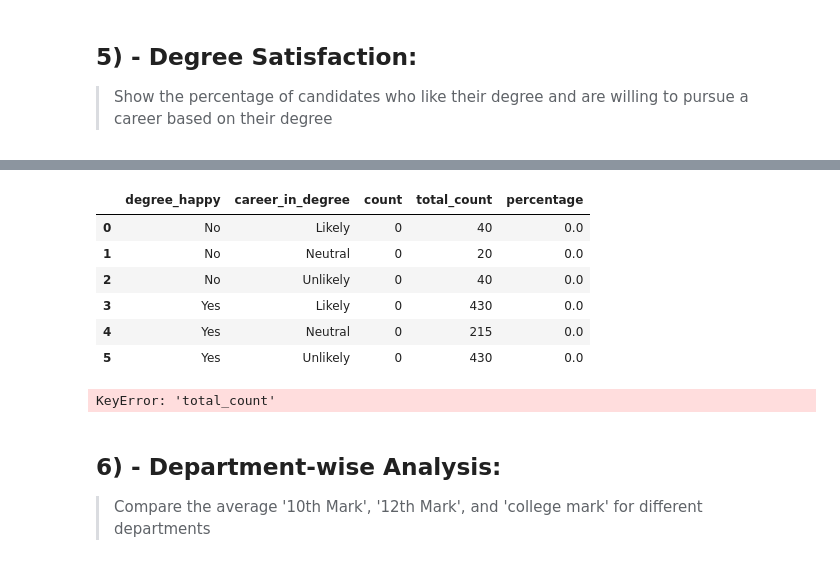
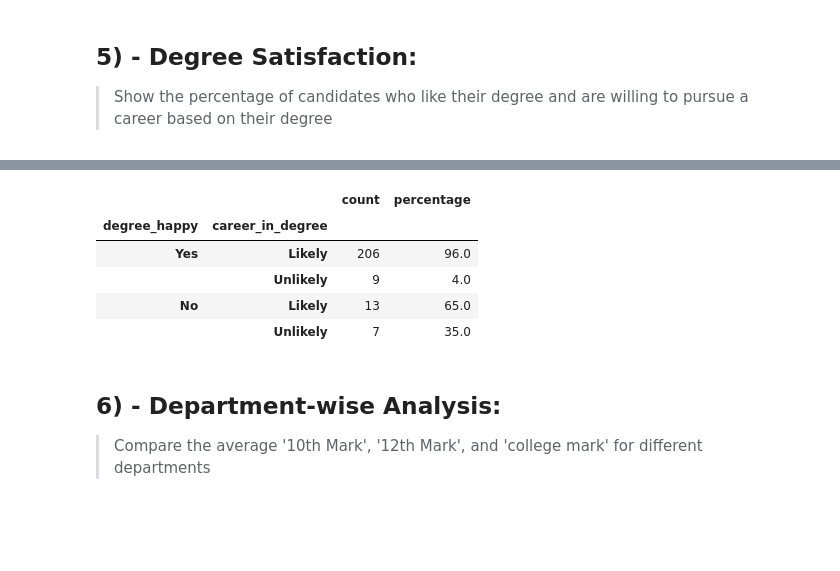
Before and after one commit to Claytor/vandy, a Jupyter notebook: notebooks/master.ipynb, the cells around one changed output, grey strips where cells are left out. Cells and saved outputs as stored; diff of their text form; code cells hidden in the pictures; blank space fills up the shorter version.

```diff
--- a/notebooks/master.ipynb
+++ b/notebooks/master.ipynb
@@ -117,7 +117,7 @@ df[cat_convert] = df[cat_convert].astype('category')
 #### 3c_1) - Category Mapping Dictionaries
 # %%
 # Manual fix - social_video_hr_day_mapping
-df['social_video_hr_day'] = df['social_video_hr_day'].replace({'0 Minute': '0 - 30 minute', '1 - 30 Minute': '0 - 30 minute'})
+df['social_video_hr_day'] = df['social_video_hr_day'].replace({'0 Minute': '0 - 30 minutes', '1 - 30 Minute': '0 - 30 minutes'})
 
 # Manual fix - hobbies
 df['hobbies'] = df['hobbies'].replace({'Video game': 'Video Games', 'Reading books': 'Reading Books'})
@@ -181,6 +181,7 @@ df['financial_status'] = df['financial_status'].replace(sentiment_mapping)
 df['study_hr_day'] = df['study_hr_day'].replace(study_hr_day_mapping)
 df['social_video_hr_day'] = df['social_video_hr_day'].replace(social_video_hr_day_mapping)
 df['travel_hr_day'] = df['travel_hr_day'].replace(travel_hr_day_mapping)
+df['career_in_degree'] = df['career_in_degree'].replace(willingess_mapping)
 df['hobbies'] = df['hobbies'].replace(hobby_mapping)
 # %%
 df.head()
@@ -197,7 +198,7 @@ df.head()
 # Creating ordered categories
 
 #Non-dictionary lists
-y_n = ('No', 'Yes')
+y_n = ('Yes', 'No')
 
 ordered_cats = {
     'stress_status': list(sentiment_mapping.values()),
@@ -205,11 +206,10 @@ ordered_cats = {
     'study_hr_day': list(study_hr_day_mapping.values()),
     'social_video_hr_day': list(social_video_hr_day_mapping.values()),
     'travel_hr_day': list(travel_hr_day_mapping.values()),
-    'career_in_degree': list(willingess_mapping.values())
-    # ,
-    # 'cert_course': list(y_n),
-    # 'degree_happy': list(y_n),
-    # 'job_pt': list(y_n)
+    'career_in_degree': list(willingess_mapping.values()),
+    'cert_course': list(y_n),
+    'degree_happy': list(y_n),
+    'job_pt': list(y_n)
 }
 
 # Applying ordered categories
@@ -743,25 +758,29 @@ fig.show()
 # %%
 # Happiness with degree and eagerness to persue a career in that degree
-happy_likely = degree_happy_count
+happy_likely_binary = degree_happy_count
 
-happy_likely_map = {
+happy_likely_binary_map = {
     'Eager': 'Likely',
     'Willing': 'Likely',
-    #'Neutral': 'Likely',
+    'Neutral': 'Likely',
     'Reluctant': 'Unlikely',
     'Unwilling': 'Unlikely'
 }
 #Apply mapping
-happy_likely['career_in_degree'] = happy_likely['career_in_degree'].replace(happy_likely_map)
+happy_likely_binary['career_in_degree'] = happy_likely_binary['career_in_degree'].replace(happy_likely_binary_map)
 
 # Finding counts of likely and unlikely categories
-happy_likely = happy_likely.groupby(['degree_happy', 'career_in_degree']).sum().reset_index()
-happy_likely
+happy_likely_binary = happy_likely_binary.groupby(['degree_happy', 'career_in_degree']).sum().reset_index()
+
+# Creating pivot
+pivot_likely_binary = happy_likely_binary.pivot_table(values={'percentage', 'count'},
+                                      index=['degree_happy', 'career_in_degree'],
+                                      aggfunc='mean')
+pivot_likely_binary
 # %% [output]
-|  | degree_happy | career_in_degree | count | total_count | percentage |
-| 0 | No | Likely | 0 | 40 | 0.0 |
-| 1 | No | Neutral | 0 | 20 | 0.0 |
-| 2 | No | Unlikely | 0 | 40 | 0.0 |
-| 3 | Yes | Likely | 0 | 430 | 0.0 |
-| 4 | Yes | Neutral | 0 | 215 | 0.0 |
-| 5 | Yes | Unlikely | 0 | 430 | 0.0 |
+|  |  | count | percentage |
+| degree_happy | career_in_degree |  |  |
+| Yes | Likely | 206 | 96.0 |
+|  | Unlikely | 9 | 4.0 |
+| No | Likely | 13 | 65.0 |
+|  | Unlikely | 7 | 35.0 |
@@ -791,18 +787,3 @@ fig.show()
-# %%
-# Calculating the total count per degree happiness level
-total_count_per_happiness = df['degree_happy'].value_counts().reset_index()
-total_count_per_happiness.columns = ['degree_happy', 'total_count']
-
-# Merging the dataframes to have count and total count in the same dataframe
-happy_likely = happy_likely.merge(total_count_per_happiness, on='degree_happy')
-
-# Calculating the percentage
-happy_likely['percentage'] = round((happy_likely['count'] / happy_likely['total_count']) * 100, 2)
-
-# Displaying the resulting DataFrame with percentages
-happy_likely[['degree_happy', 'career_in_degree', 'count', 'percentage']]
-# %% [output]
-KeyError: 'total_count'
 # %% [markdown]
 ## 6) - Department-wise Analysis:
 >  Compare the average '10th Mark', '12th Mark', and 'college mark' for different departments
```
Also changed, not shown: parts of 18 cells of this notebook, 5 other files.
